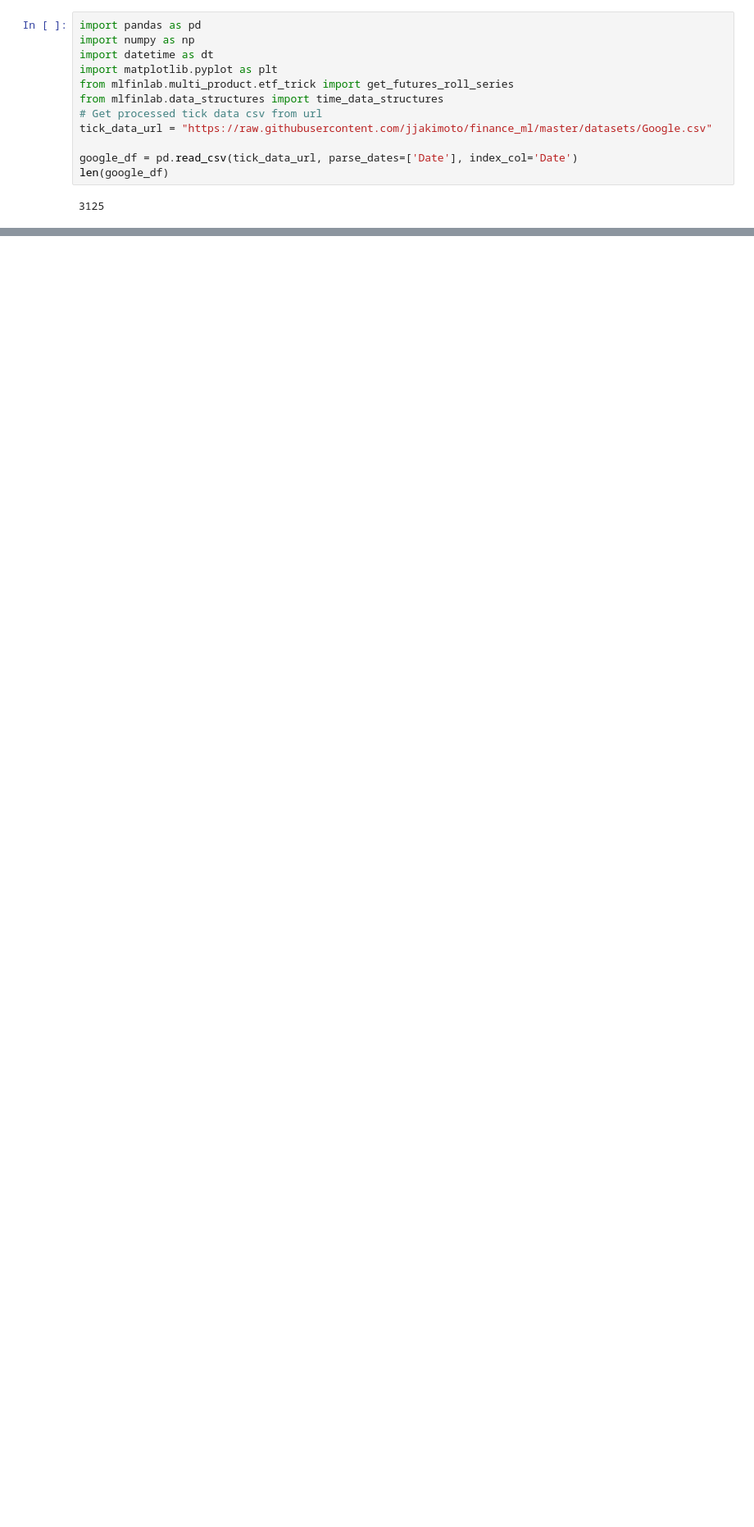
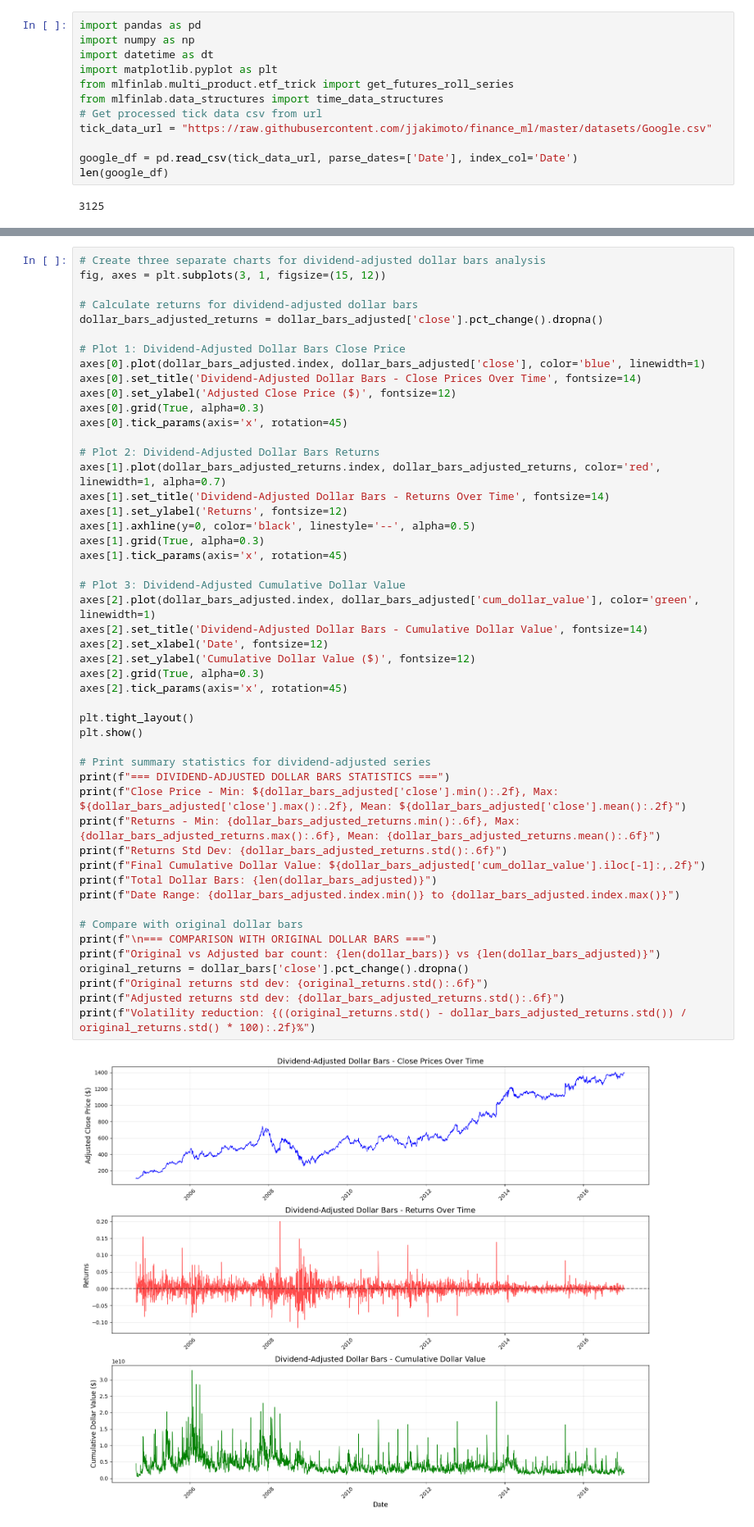
Before and after one commit to McSavage/MLFinLab, a Jupyter notebook: notebooks/FIN221_HW2_Google.ipynb, the cells around one changed output, grey strips where cells are left out. Shown at 82% size. Saved outputs shown, nothing was run; the diff lists cells and outputs as text; blank space fills up the shorter version.

```diff
--- a/notebooks/FIN221_HW2_Google.ipynb
+++ b/notebooks/FIN221_HW2_Google.ipynb
@@ -528,0 +345,51 @@ Position: 65.3% within bands
+# %%
+# Create three separate charts for dividend-adjusted dollar bars analysis
+fig, axes = plt.subplots(3, 1, figsize=(15, 12))
+
+# Calculate returns for dividend-adjusted dollar bars
+dollar_bars_adjusted_returns = dollar_bars_adjusted['close'].pct_change().dropna()
+
+# Plot 1: Dividend-Adjusted Dollar Bars Close Price
+axes[0].plot(dollar_bars_adjusted.index, dollar_bars_adjusted['close'], color='blue', linewidth=1)
+axes[0].set_title('Dividend-Adjusted Dollar Bars - Close Prices Over Time', fontsize=14)
+axes[0].set_ylabel('Adjusted Close Price ($)', fontsize=12)
+axes[0].grid(True, alpha=0.3)
+axes[0].tick_params(axis='x', rotation=45)
+
+# Plot 2: Dividend-Adjusted Dollar Bars Returns
+axes[1].plot(dollar_bars_adjusted_returns.index, dollar_bars_adjusted_returns, color='red', linewidth=1, alpha=0.7)
+axes[1].set_title('Dividend-Adjusted Dollar Bars - Returns Over Time', fontsize=14)
+axes[1].set_ylabel('Returns', fontsize=12)
+axes[1].axhline(y=0, color='black', linestyle='--', alpha=0.5)
+axes[1].grid(True, alpha=0.3)
+axes[1].tick_params(axis='x', rotation=45)
+
+# Plot 3: Dividend-Adjusted Cumulative Dollar Value
+axes[2].plot(dollar_bars_adjusted.index, dollar_bars_adjusted['cum_dollar_value'], color='green', linewidth=1)
+axes[2].set_title('Dividend-Adjusted Dollar Bars - Cumulative Dollar Value', fontsize=14)
+axes[2].set_xlabel('Date', fontsize=12)
+axes[2].set_ylabel('Cumulative Dollar Value ($)', fontsize=12)
+axes[2].grid(True, alpha=0.3)
+axes[2].tick_params(axis='x', rotation=45)
+
+plt.tight_layout()
+plt.show()
+
+# Print summary statistics for dividend-adjusted series
+print(f"=== DIVIDEND-ADJUSTED DOLLAR BARS STATISTICS ===")
+print(f"Close Price - Min: ${dollar_bars_adjusted['close'].min():.2f}, Max: ${dollar_bars_adjusted['close'].max():.2f}, Mean: ${dollar_bars_adjusted['close'].mean():.2f}")
+print(f"Returns - Min: {dollar_bars_adjusted_returns.min():.6f}, Max: {dollar_bars_adjusted_returns.max():.6f}, Mean: {dollar_bars_adjusted_returns.mean():.6f}")
+print(f"Returns Std Dev: {dollar_bars_adjusted_returns.std():.6f}")
+print(f"Final Cumulative Dollar Value: ${dollar_bars_adjusted['cum_dollar_value'].iloc[-1]:,.2f}")
+print(f"Total Dollar Bars: {len(dollar_bars_adjusted)}")
+print(f"Date Range: {dollar_bars_adjusted.index.min()} to {dollar_bars_adjusted.index.max()}")
+
+# Compare with original dollar bars
+print(f"\n=== COMPARISON WITH ORIGINAL DOLLAR BARS ===")
+print(f"Original vs Adjusted bar count: {len(dollar_bars)} vs {len(dollar_bars_adjusted)}")
+original_returns = dollar_bars['close'].pct_change().dropna()
+print(f"Original returns std dev: {original_returns.std():.6f}")
+print(f"Adjusted returns std dev: {dollar_bars_adjusted_returns.std():.6f}")
+print(f"Volatility reduction: {((original_returns.std() - dollar_bars_adjusted_returns.std()) / original_returns.std() * 100):.2f}%")
+# %% [output]
+[figure, added]
```
Also changed, not shown: parts of 22 cells of this notebook.
